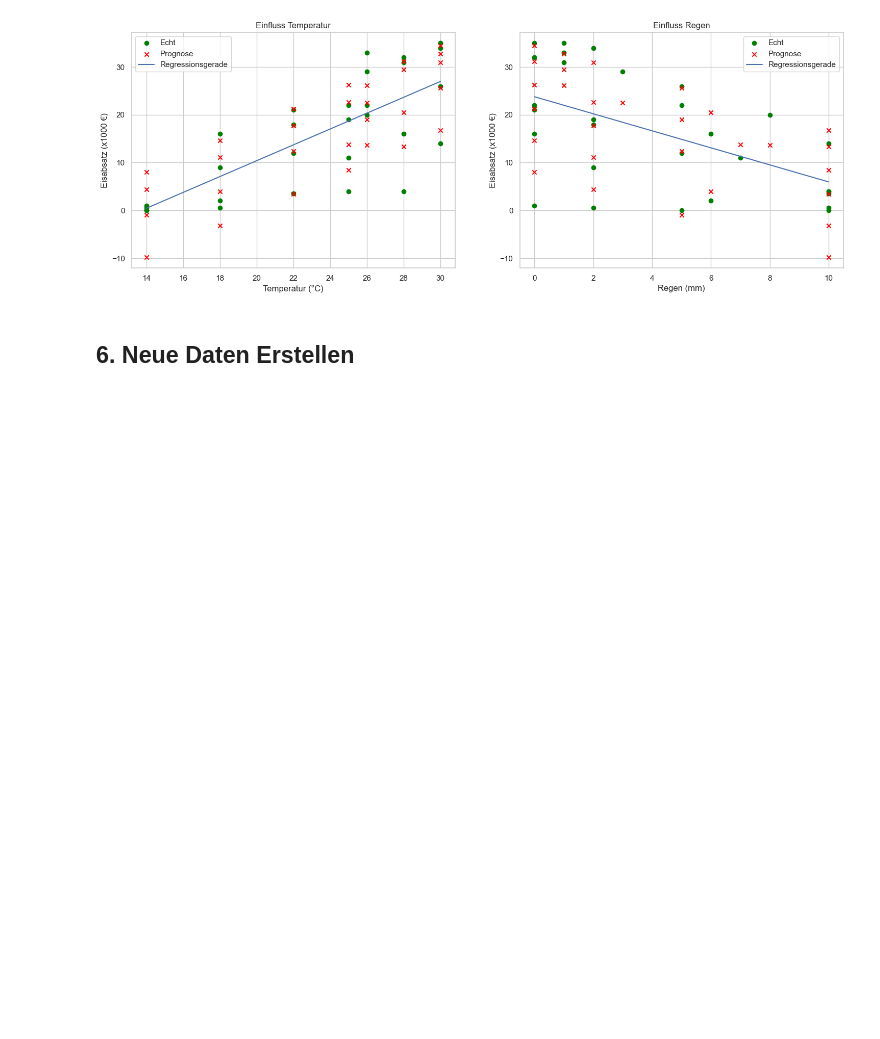
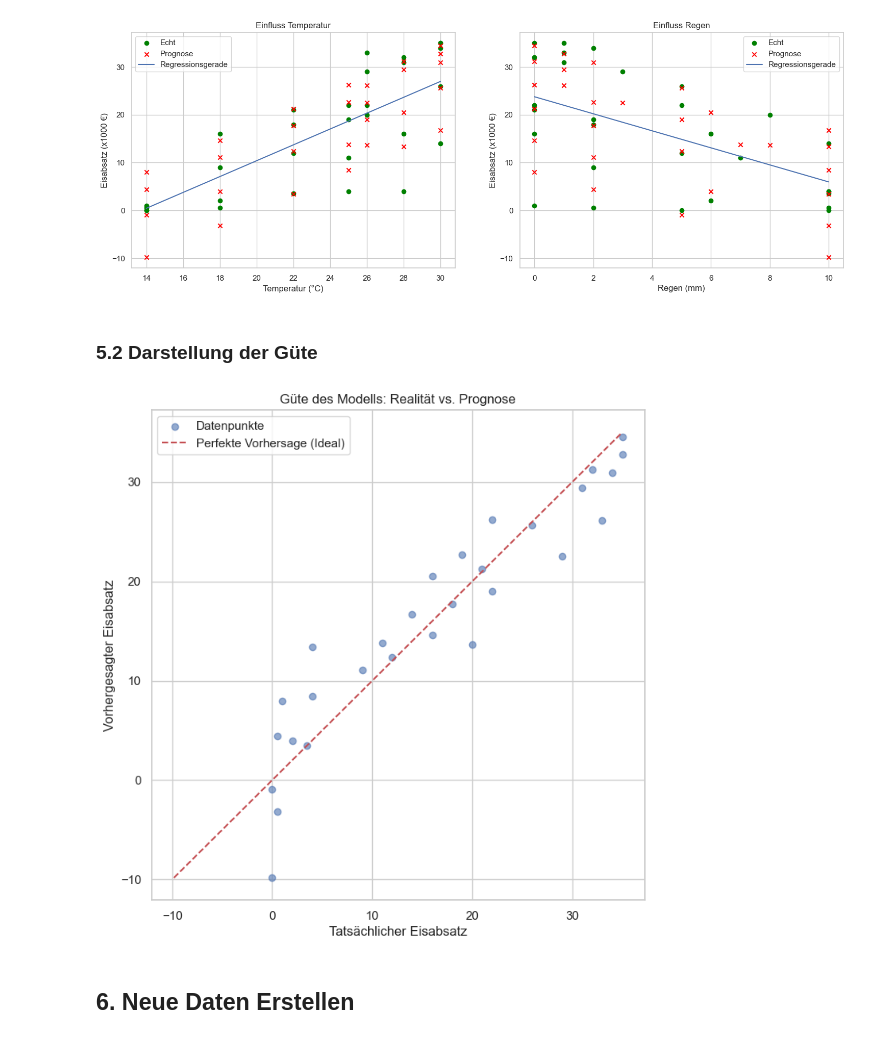
Before and after one commit to Ssaammyy36/Kurs-KI-Abgabe-1, a Jupyter notebook: Aufgabe_5/Aufgabe_5.ipynb, the cells around one changed output. Drawn from its saved outputs; the diff is of its cells as text; code cells hidden in the pictures; blank space fills up the shorter version.

```diff
--- a/Aufgabe_5/Aufgabe_5.ipynb
+++ b/Aufgabe_5/Aufgabe_5.ipynb
@@ -227,6 +229,29 @@ ax2.legend()
 plt.show()
 # %% [output]
 [figure]
+# %% [markdown]
+### 5.2 Darstellung der Güte
+# %%
+# Werte für das Diagramm vorbereiten
+y_echt = y
+y_prognose = y_pred
+
+min_val = min(y_echt.min(), y_prognose.min())
+max_val = max(y_echt.max(), y_prognose.max())
+
+# Plot erstellen
+plt.figure(figsize=(8, 8))
+
+plt.scatter(y_echt, y_prognose, alpha=0.6, label='Datenpunkte')                                 # Die Punkte: X-Achse = Realität, Y-Achse = Prognose
+plt.plot([min_val, max_val], [min_val, max_val], 'r--', label='Perfekte Vorhersage (Ideal)')    # Die ideale Linie (Perfekte Vorhersage)
+
+plt.xlabel('Tatsächlicher Eisabsatz')
+plt.ylabel('Vorhergesagter Eisabsatz')
+plt.title('Güte des Modells: Realität vs. Prognose')
+plt.legend()
+plt.show()
+# %% [output]
+[figure, added]
 # %% [markdown]
 ## 6. Neue Daten Erstellen
 # %%
```
Also changed, not shown: parts of 4 cells of this notebook, 2 other files.
